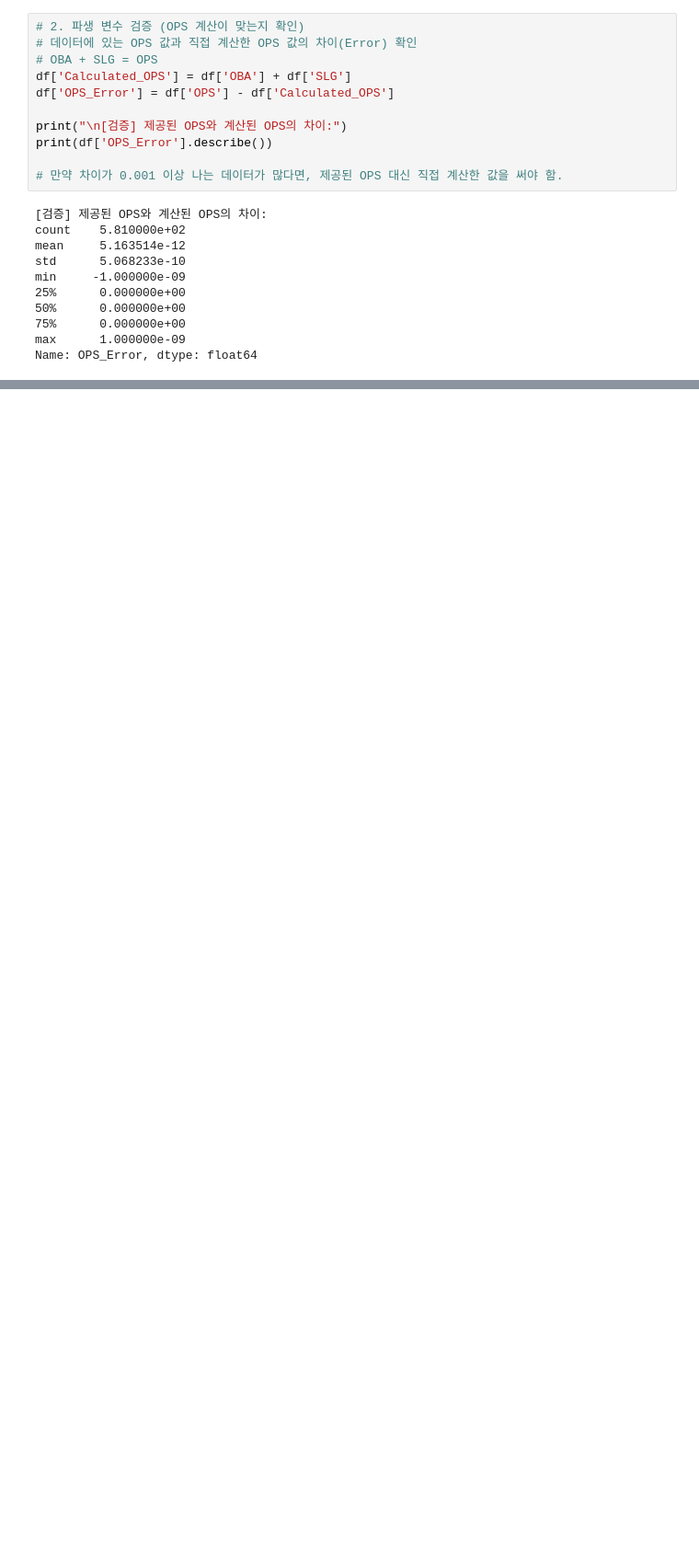
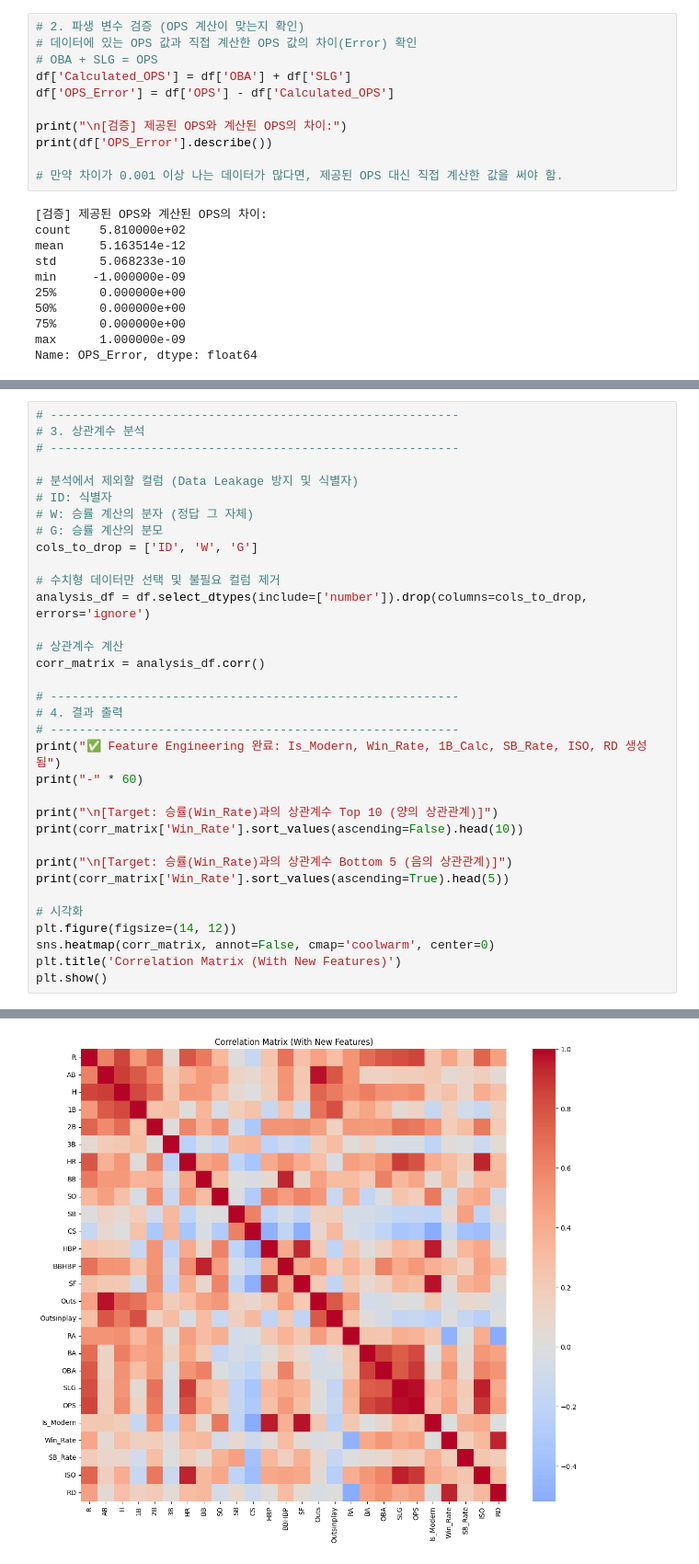
Before and after one commit to g1fted13/Kaggle_Moneyball, a Jupyter notebook: practice.ipynb, the cells around one changed output, grey strips where cells are left out. Shown at 92% size. Cells and saved outputs as stored; diff of their text form; blank space fills up the shorter version.

```diff
--- a/practice.ipynb
+++ b/practice.ipynb
@@ -161,0 +201,35 @@ plt.show()
+# %%
+# ---------------------------------------------------------
+# 3. 상관계수 분석
+# ---------------------------------------------------------
+
+# 분석에서 제외할 컬럼 (Data Leakage 방지 및 식별자)
+# ID: 식별자
+# W: 승률 계산의 분자 (정답 그 자체)
+# G: 승률 계산의 분모
+cols_to_drop = ['ID', 'W', 'G']
+
+# 수치형 데이터만 선택 및 불필요 컬럼 제거
+analysis_df = df.select_dtypes(include=['number']).drop(columns=cols_to_drop, errors='ignore')
+
+# 상관계수 계산
+corr_matrix = analysis_df.corr()
+
+# ---------------------------------------------------------
+# 4. 결과 출력
+# ---------------------------------------------------------
+print("✅ Feature Engineering 완료: Is_Modern, Win_Rate, 1B_Calc, SB_Rate, ISO, RD 생성됨")
+print("-" * 60)
+
+print("\n[Target: 승률(Win_Rate)과의 상관계수 Top 10 (양의 상관관계)]")
+print(corr_matrix['Win_Rate'].sort_values(ascending=False).head(10))
+
+print("\n[Target: 승률(Win_Rate)과의 상관계수 Bottom 5 (음의 상관관계)]")
+print(corr_matrix['Win_Rate'].sort_values(ascending=True).head(5))
+
+# 시각화
+plt.figure(figsize=(14, 12))
+sns.heatmap(corr_matrix, annot=False, cmap='coolwarm', center=0)
+plt.title('Correlation Matrix (With New Features)')
+plt.show()
+# %% [output]
@@ -161,0 +253 @@ plt.show()
+[figure, added]
```
Also changed, not shown: parts of 5 cells of this notebook.
